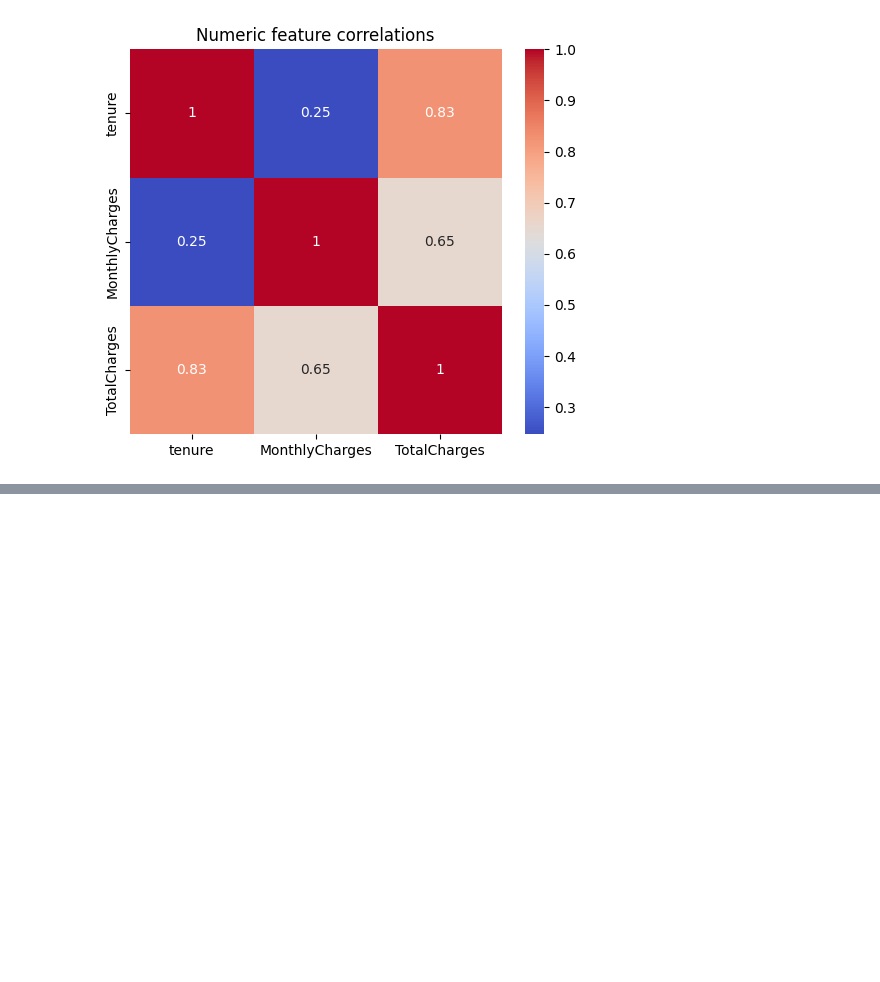
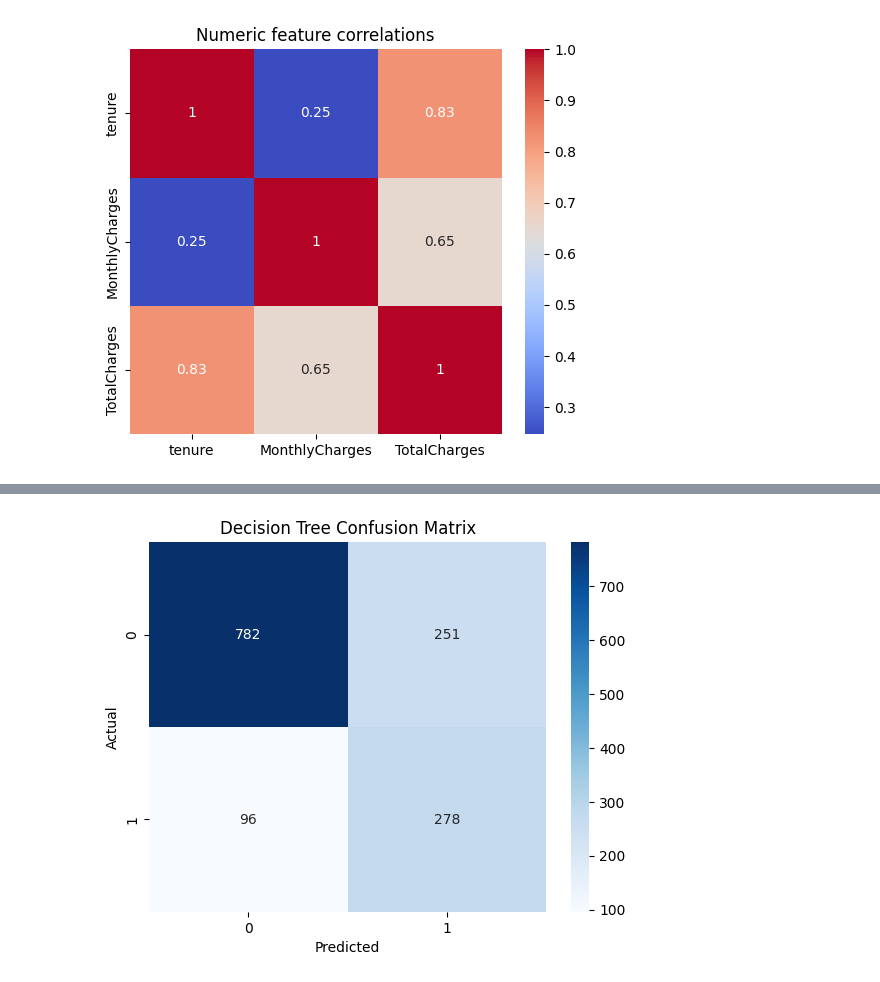
Before and after one commit to GangaminiH/Telco_Churn_Project, a Jupyter notebook: Telco_Churn_Project.ipynb, the cells around one changed output, grey strips where cells are left out. Drawn from its saved outputs; the diff is of its cells as text; code cells hidden in the pictures; blank space fills up the shorter version.

```diff
--- a/Telco_Churn_Project.ipynb
+++ b/Telco_Churn_Project.ipynb
@@ -148,0 +176,12 @@ plt.show()
+# %%
+# 06 - Train-test split and preprocessing fit
+
+X_train_raw, X_test_raw, y_train, y_test = train_test_split(
+    X, y, test_size=0.2, random_state=random_seed, stratify=y
+)
+
+# Fit preprocessor on training data and transform both train and test
+X_train = preprocessor.fit_transform(X_train_raw)
+X_test = preprocessor.transform(X_test_raw)
+
+print("Preprocessed shapes -> X_train:", X_train.shape, "X_test:", X_test.shape)
@@ -148,0 +190,6 @@ plt.show()
+# %%
+#Class weights for imbalance handling
+classes = np.unique(y_train)
+class_weights = compute_class_weight(class_weight='balanced', classes=classes, y=y_train)
+class_weight_dict = {int(c): w for c, w in zip(classes, class_weights)}
+print("Class weights:", class_weight_dict)
@@ -148,0 +327,61 @@ plt.show()
+# %%
+# 10 - Evaluation: metrics, confusion matrices, ROC & PR curves
+
+def print_metrics(y_true, y_pred, y_proba=None, label='Model'):
+    print(f"--- {label} ---")
+    print("Accuracy:", accuracy_score(y_true, y_pred))
+    print("Precision:", precision_score(y_true, y_pred))
+    print("Recall:", recall_score(y_true, y_pred))
+    print("F1:", f1_score(y_true, y_pred))
+    if y_proba is not None:
+        print("ROC AUC:", roc_auc_score(y_true, y_proba))
+        print("PR AUC:", average_precision_score(y_true, y_proba))
+    print(classification_report(y_true, y_pred, digits=4))
+
+# Decision Tree metrics
+print_metrics(y_test, y_pred_dt, y_proba_dt, label='Decision Tree (tuned)')
+
+# Neural Network metrics
+print_metrics(y_test, y_pred_nn, y_proba_nn, label='Neural Network')
+
+# Confusion matrices
+def plot_confusion(y_true, y_pred, title):
+    cm = confusion_matrix(y_true, y_pred)
+    sns.heatmap(cm, annot=True, fmt='d', cmap='Blues')
+    plt.xlabel('Predicted')
+    plt.ylabel('Actual')
+    plt.title(title)
+    plt.show()
+
+plot_confusion(y_test, y_pred_dt, 'Decision Tree Confusion Matrix')
+plot_confusion(y_test, y_pred_nn, 'Neural Network Confusion Matrix')
+
+# ROC curves
+fpr_dt, tpr_dt, _ = roc_curve(y_test, y_proba_dt)
+fpr_nn, tpr_nn, _ = roc_curve(y_test, y_proba_nn)
+
+plt.figure(figsize=(8,6))
+plt.plot(fpr_dt, tpr_dt, label=f'DT (AUC={roc_auc_score(y_test, y_proba_dt):.3f})')
+plt.plot(fpr_nn, tpr_nn, label=f'NN (AUC={roc_auc_score(y_test, y_proba_nn):.3f})')
+plt.plot([0,1],[0,1],'k--')
+plt.xlabel('False Positive Rate')
+plt.ylabel('True Positive Rate')
+plt.title('ROC Curve (Decision Tree vs Neural Network)')
+plt.legend()
+plt.show()
+
+# Precision-Recall curves
+prec_dt, rec_dt, _ = precision_recall_curve(y_test, y_proba_dt)
+prec_nn, rec_nn, _ = precision_recall_curve(y_test, y_proba_nn)
+ap_dt = average_precision_score(y_test, y_proba_dt)
+ap_nn = average_precision_score(y_test, y_proba_nn)
+
+plt.figure(figsize=(8,6))
+plt.plot(rec_dt, prec_dt, label=f'DT (AP={ap_dt:.3f})')
+plt.plot(rec_nn, prec_nn, label=f'NN (AP={ap_nn:.3f})')
+plt.xlabel('Recall')
+plt.ylabel('Precision')
+plt.title('Precision-Recall Curve (Decision Tree vs Neural Network)')
+plt.legend()
+plt.show()
+# %% [output]
@@ -148,0 +405 @@ plt.show()
+[figure, added]
```
Also changed, not shown: parts of 7 cells of this notebook.
